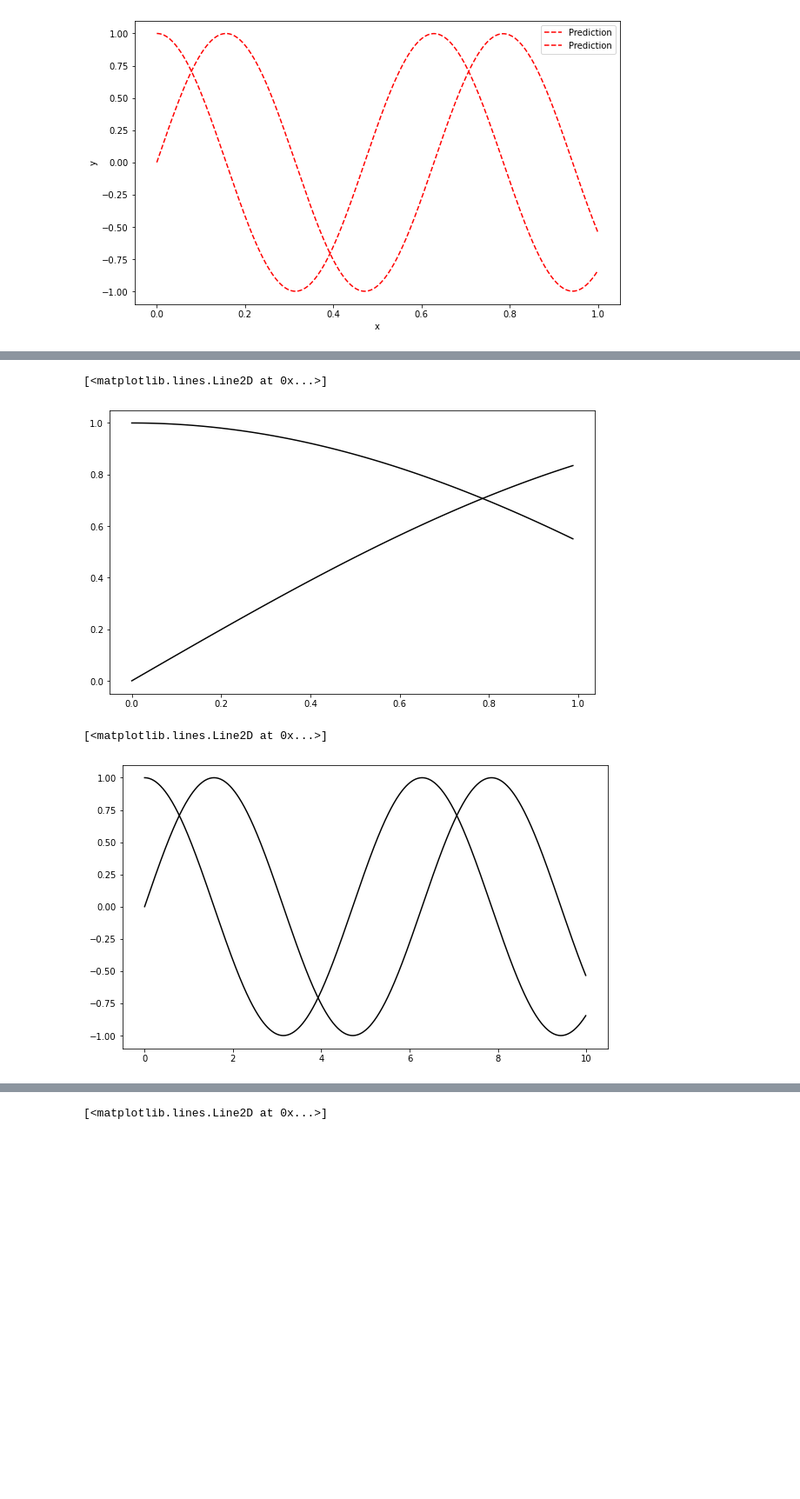
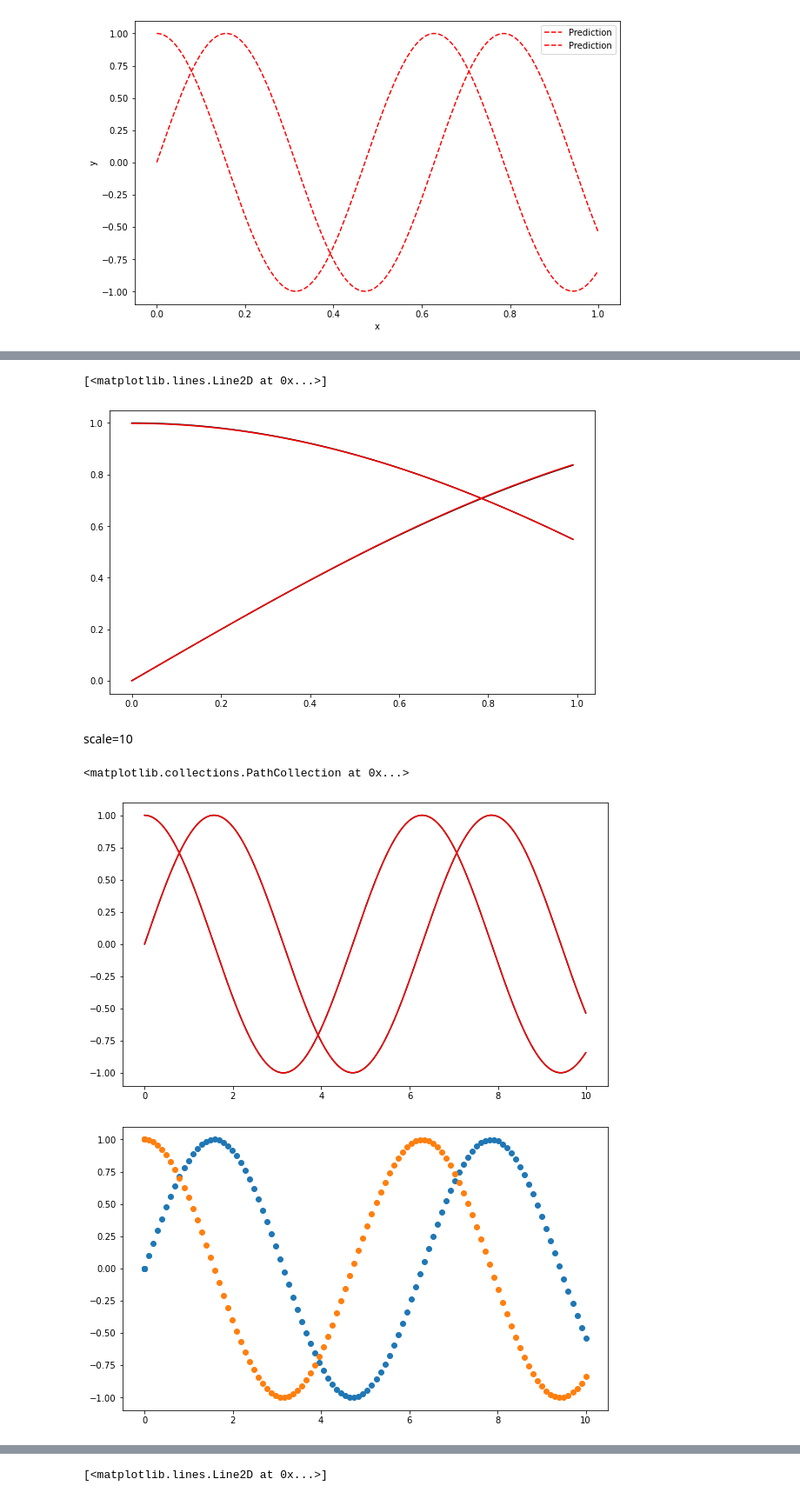
Before and after one commit to Wulx2050/DeepXDE-and-PINN, a Jupyter notebook: 3常微分方程ODE.ipynb, the cells around one changed output, grey strips where cells are left out. Shown at 87% size. Saved outputs shown, nothing was run; the diff lists cells and outputs as text; code cells hidden in the pictures; blank space fills up the shorter version.

```diff
--- a/3常微分方程ODE.ipynb
+++ b/3常微分方程ODE.ipynb
@@ -202,0 +196,9 @@ data = dde.data.PDE(geom, ode_system, [ic1, ic2],
+# %%
+t_list = data.train_next_batch()[0]*scale
+true_data = func(t_list)
+
+plt.figure(figsize=(10, 6))
+plt.scatter(t_list[:1], true_data[:1,0], label="y1(0)=0")
+plt.scatter(t_list[:1], true_data[:1,1], label="y2(0)=1")
+plt.scatter(t_list, np.zeros(t_list.shape), label="physics_t")
+plt.legend()
@@ -202,0 +208,8 @@ data = dde.data.PDE(geom, ode_system, [ic1, ic2],
+# %%
+t_list = data.train_next_batch()[0]*scale
+true_data = func(t_list)
+
+plt.figure(figsize=(10, 6))
+plt.scatter(t_list, true_data[:,0], label="y0_train")
+plt.scatter(t_list, true_data[:,1], label="y1_train")
+plt.legend()
@@ -203,7 +230,8 @@ data = dde.data.PDE(geom, ode_system, [ic1, ic2],
 # %% [markdown]
 net
 # %%
-layer_size = [1] + [100] * 10 + [2]
+layer_size = [1] + [100] * 3 + [2]
+# layer_size = [1,100,500,1000,2]  # 加深加宽网络
 activation = "tanh"
 initializer = "Glorot uniform"
 net = dde.nn.FNN(layer_size, activation, initializer)
@@ -214,6 +242,9 @@ model
 # model.compile("adam", lr=0.001, metrics=["l2 relative error"])
 model.compile("adam", lr=1e-3)
 losshistory, train_state = model.train(epochs=20000)
+if scale>=20:
+    model.compile("adam", lr=2e-5)
+    losshistory, train_state = model.train(epochs=20000)
 # %% [output]
 Compiling model...
 Building feed-forward neural network...
@@ -260,19 +294,39 @@ plt.plot(t_list, pre_data[:,1], "-r", label="True")
 t_list = data.test()[0]*scale  # scale=1
 true_data = func(t_list)
 
+pred_data = model.predict(data.test()[0])
+
 plt.figure(figsize=(10, 6))
 plt.plot(t_list, true_data[:,0], "-k", label="True")
 plt.plot(t_list, true_data[:,1], "-k", label="True")
+
+plt.plot(t_list, pred_data[:,0], "-r", label="Pred")
+plt.plot(t_list, pred_data[:,1], "-r", label="Pred")
 # %% [output]
 [<matplotlib.lines.Line2D at 0x...>]
-[figure, old version]
+[figure, new version]
+# %% [markdown]
+scale=10
 # %%
 t_list = data.test()[0]*scale  # scale=10
 true_data = func(t_list)
 
+pred_data = model.predict(data.test()[0])
+
 plt.figure(figsize=(10, 6))
 plt.plot(t_list, true_data[:,0], "-k", label="True")
 plt.plot(t_list, true_data[:,1], "-k", label="True")
+
+plt.plot(t_list, pred_data[:,0], "-r", label="Pred")
+plt.plot(t_list, pred_data[:,1], "-r", label="Pred")
+
+t_list = data.train_next_batch()[0]*scale
+true_data = func(t_list)
+
+plt.figure(figsize=(10, 6))
+plt.scatter(t_list, true_data[:,0], label="True")
+plt.scatter(t_list, true_data[:,1], label="True")
 # %% [output]
-[<matplotlib.lines.Line2D at 0x...>]
+<matplotlib.collections.PathCollection at 0x...>
-[figure, old version]
+[figure, new version]
+[figure, added]
```
Also changed, not shown: parts of 71 cells of this notebook, 1 other file.
